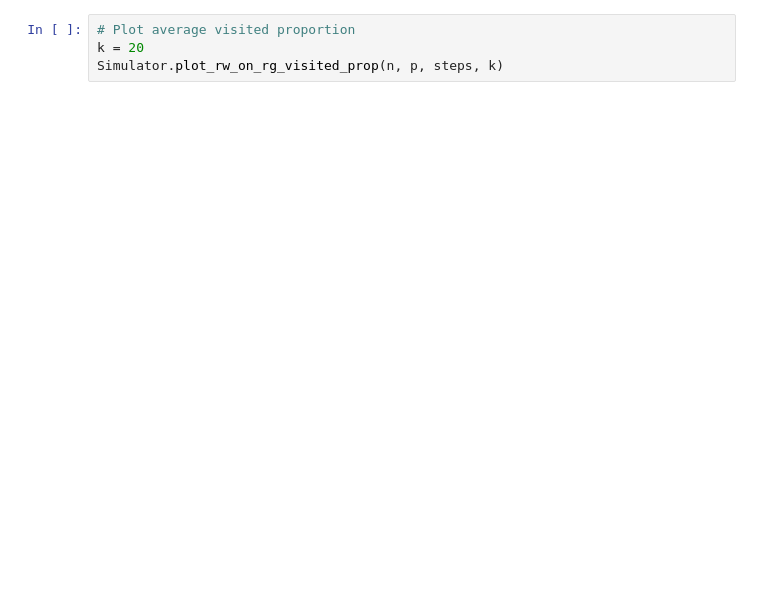
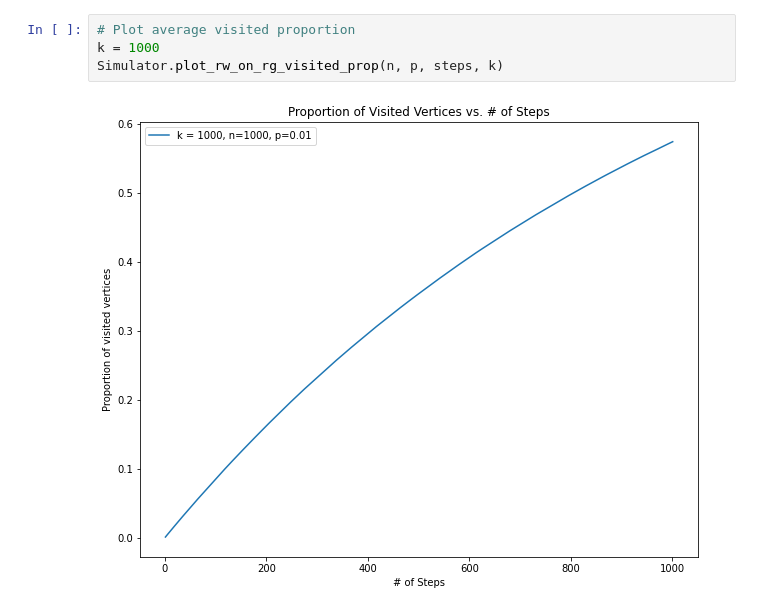
Before and after one commit to andrew-yin/rw-on-rg, a Jupyter notebook: examples/plot_rw_visited_prop.ipynb, the cells around one changed output. Cells and saved outputs as stored; diff of their text form; blank space fills up the shorter version.

```diff
--- a/examples/plot_rw_visited_prop.ipynb
+++ b/examples/plot_rw_visited_prop.ipynb
@@ -23,4 +25,6 @@ Simulator.plot_rw_on_rg_visited_prop(n, p, steps)
 # %%
 # Plot average visited proportion
-k = 20
+k = 1000
 Simulator.plot_rw_on_rg_visited_prop(n, p, steps, k)
+# %% [output]
+[figure, added]
```
Also changed, not shown: parts of 3 cells of this notebook, 2 other files.
